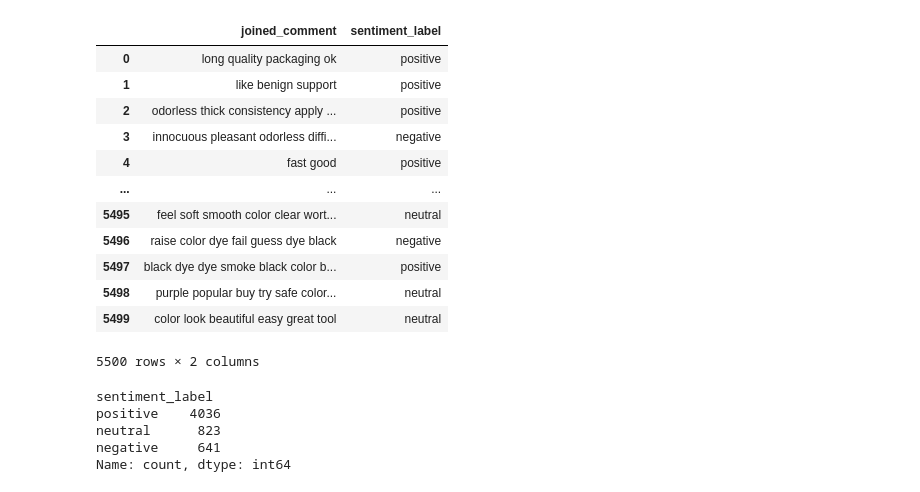
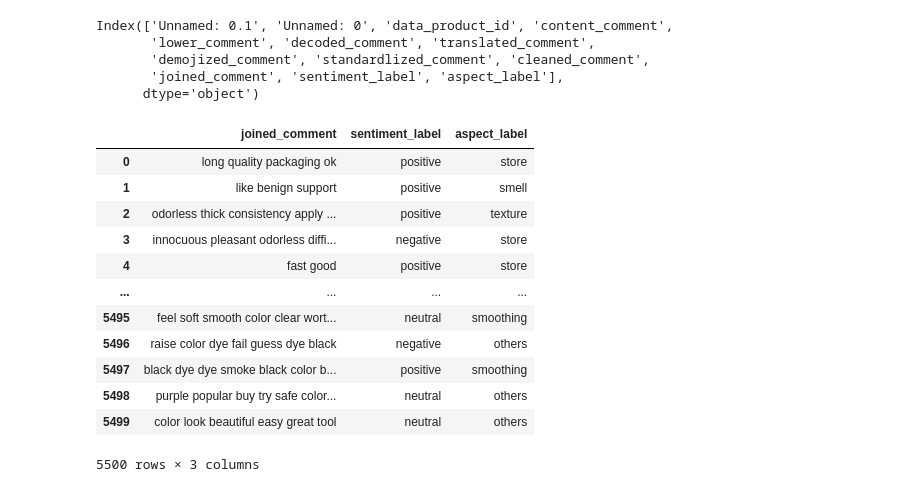
Before and after one commit to dinhtai507/Hasaki_SentimentAnalysis, a Jupyter notebook: notebooks/model.ipynb, the cells around one changed output. Saved outputs shown, nothing was run; the diff lists cells and outputs as text; code cells hidden in the pictures.

```diff
--- a/notebooks/model.ipynb
+++ b/notebooks/model.ipynb
@@ -35,25 +45,26 @@ Index(['Unnamed: 0.1', 'Unnamed: 0', 'data_product_id', 'content_comment',
 # %%
+# Read columns
+print(cleaned_comment.columns)
+
+# Drop columns
 cleaned_comment = cleaned_comment.drop("Unnamed: 0.1", axis= 1)
-cleaned_comment[["joined_comment", "sentiment_label"]]
+cleaned_comment[["joined_comment", "sentiment_label", "aspect_label"]]
 # %% [output]
+Index(['Unnamed: 0.1', 'Unnamed: 0', 'data_product_id', 'content_comment',
+       'lower_comment', 'decoded_comment', 'translated_comment',
+       'demojized_comment', 'standardlized_comment', 'cleaned_comment',
+       'joined_comment', 'sentiment_label', 'aspect_label'],
+      dtype='object')
-|  | joined_comment | sentiment_label |
-| 0 | long quality packaging ok | positive |
-| 1 | like benign support | positive |
-| 2 | odorless thick consistency apply ... | positive |
-| 3 | innocuous pleasant odorless diffi... | negative |
-| 4 | fast good | positive |
-| ... | ... | ... |
-| 5495 | feel soft smooth color clear wort... | neutral |
-| 5496 | raise color dye fail guess dye black | negative |
-| 5497 | black dye dye smoke black color b... | positive |
-| 5498 | purple popular buy try safe color... | neutral |
-| 5499 | color look beautiful easy great tool | neutral |
+|  | joined_comment | sentiment_label | aspect_label |
+| 0 | long quality packaging ok | positive | store |
+| 1 | like benign support | positive | smell |
+| 2 | odorless thick consistency apply ... | positive | texture |
+| 3 | innocuous pleasant odorless diffi... | negative | store |
+| 4 | fast good | positive | store |
+| ... | ... | ... | ... |
+| 5495 | feel soft smooth color clear wort... | neutral | smoothing |
+| 5496 | raise color dye fail guess dye black | negative | others |
+| 5497 | black dye dye smoke black color b... | positive | smoothing |
+| 5498 | purple popular buy try safe color... | neutral | others |
+| 5499 | color look beautiful easy great tool | neutral | others |
-5500 rows × 2 columns
+5500 rows × 3 columns
-# %%
-cleaned_comment["sentiment_label"].value_counts()
-# %% [output]
-sentiment_label
-positive    4036
-neutral      823
-negative     641
-Name: count, dtype: int64
```
Also changed, not shown: parts of 15 cells of this notebook, 3 other files.
